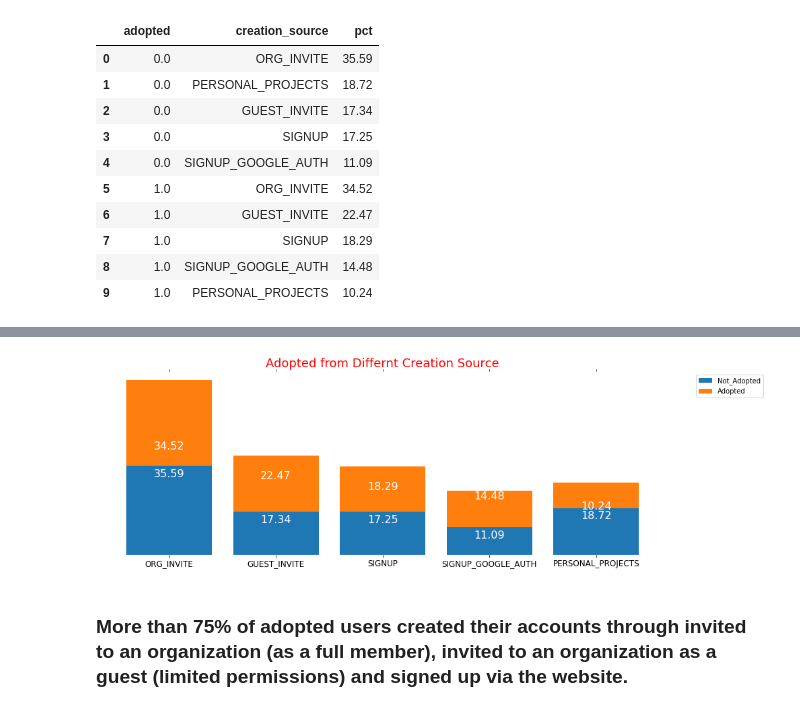
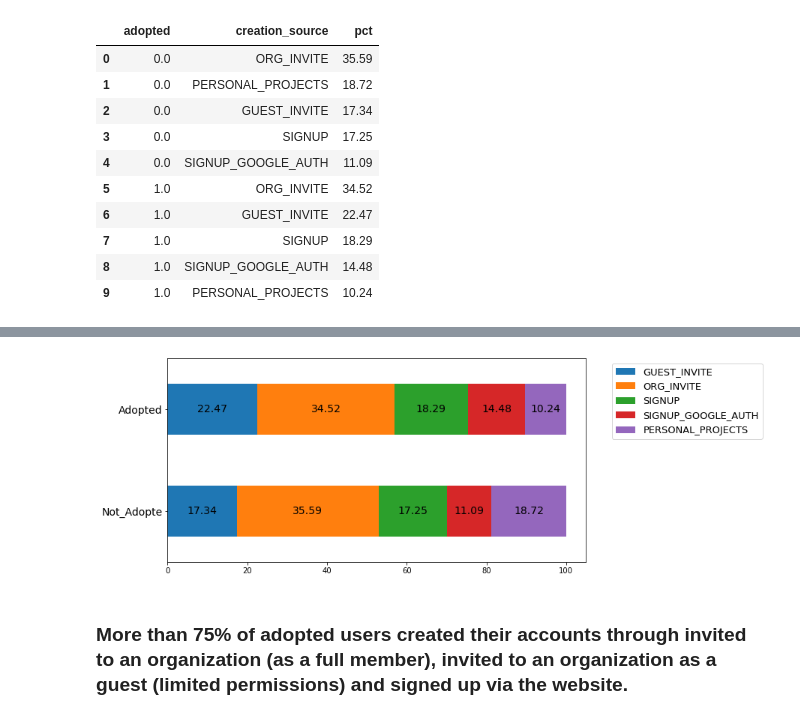
Before and after one commit to EnsiehBahrami/Mini-Projects, a Jupyter notebook: User_engagement/Relax.ipynb, the cells around one changed output, grey strips where cells are left out. Cells and saved outputs as stored; diff of their text form; code cells hidden in the pictures.

```diff
--- a/User_engagement/Relax.ipynb
+++ b/User_engagement/Relax.ipynb
@@ -603,10 +603,3 @@ adopt_source
 | creation_source | adopted | GUEST_INVITE | ORG_INVITE | PERSONAL_PROJECTS | SIGNUP | SIGNUP_GOOGLE_AUTH |
 | 0 | 0.0 | 17.34 | 35.59 | 18.72 | 17.25 | 11.09 |
 | 1 | 1.0 | 22.47 | 34.52 | 10.24 | 18.29 | 14.48 |
-# %%
-adopt_source = adopt_source.T
-adopt_source.columns= ['Not_Adopted', 'Adopted']
-adopt_source.reset_index(inplace= True)
-adopt_source= adopt_source[adopt_source.creation_source != 'adopted']
-adopt_source.sort_values(by='Adopted', ascending= False, inplace= True)
-adopt_source
@@ -620,31 +606,18 @@ adopt_source
-# %%
-plt.figure(figsize=(15,5))
-
-
-bars= plt.bar(x= adopt_source.creation_source, height= adopt_source.Not_Adopted, label= 'Not_Adopted')
-for bar in bars:
-        plt.gca().text( bar.get_x() + bar.get_width()/2 , bar.get_height()-4.5,
-                   bar.get_height().round(2), ha='center', color='white', fontsize= 16)
-
-
-
-bars= plt.bar(x= adopt_source.creation_source, height= adopt_source.Adopted, bottom= adopt_source.Not_Adopted, label= 'Adopted')
-for bar in bars:
-        plt.gca().text( bar.get_x() + bar.get_width()/2 , bar.get_height()+7.8,
-                   bar.get_height().round(2), ha='center', color='white', fontsize= 16)
-
-
-
-for spine in plt.gca().spines.values():
-    spine.set_visible (False)
-
-plt.tick_params (top='off', bottom='off', left=False , right=False, labelleft=False, labelbottom='on')
-plt.legend(loc= 'upper left', bbox_to_anchor= (1.05,1))
-plt.xticks(fontsize= 12)
-plt.title('Adopted from Differnt Creation Source', fontsize= 18, color='red')
-plt.show()
-# %% [output]
-[figure, removed]
+# %%
+small_df= adopt_source[['GUEST_INVITE', 'ORG_INVITE', 'SIGNUP','SIGNUP_GOOGLE_AUTH', 'PERSONAL_PROJECTS']]
+
+
+ax = small_df.plot.barh(stacked=True, figsize=(10, 5))
+for p in ax.patches:
+    left, bottom, width, height = p.get_bbox().bounds
+    ax.annotate(str(round(width,2)), xy=(left+width/2, bottom+height/2),
+                ha='center', va='center', fontsize=14)
+plt.yticks(adopt_source.adopted, ['Not_Adopte','Adopted'], fontsize=14)
+plt.legend(loc= 'upper left', bbox_to_anchor= (1.05,1), fontsize=13)
+
+plt.show()
+# %% [output]
+[figure, added]
 # %% [markdown]
 ### More than 75% of adopted users created their accounts through invited  to  an  organization  (as  a  full  member), invited  to  an  organization  as  a  guest (limited  permissions) and signed  up  via  the  website.
 # %%
```
Also changed, not shown: parts of 34 cells of this notebook.
